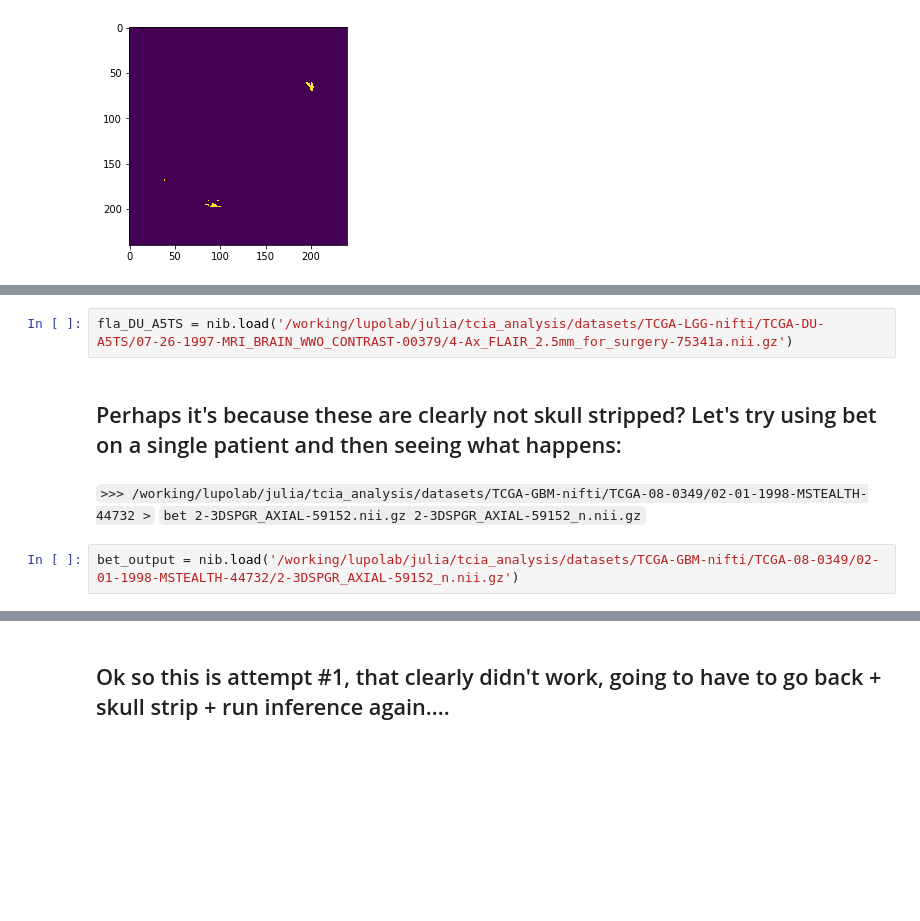
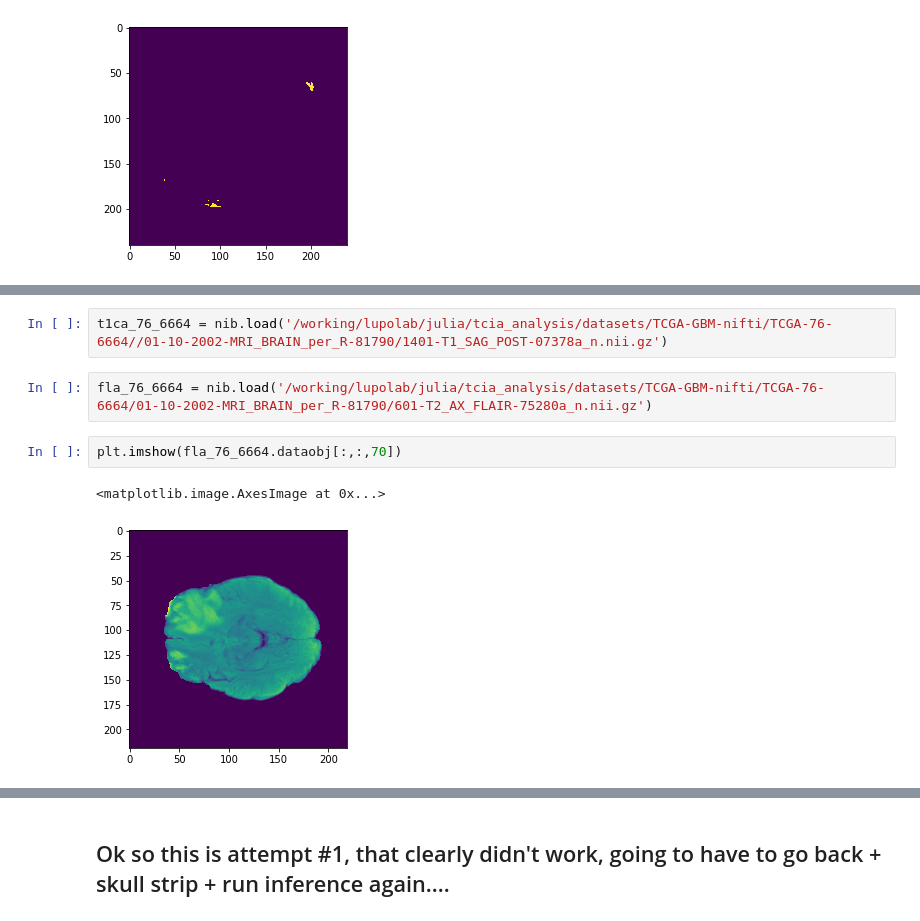
Before and after one commit to julclu/tcia_analysis, a Jupyter notebook: code/04_mapping_segmentations_to_patientID.ipynb, the cells around one changed output, grey strips where cells are left out. Cells and saved outputs as stored; diff of their text form; blank space fills up the shorter version.

```diff
--- a/code/04_mapping_segmentations_to_patientID.ipynb
+++ b/code/04_mapping_segmentations_to_patientID.ipynb
@@ -124,8 +159,9 @@ Chosen Randomly, maps to `10-AX_T1_POST_GD_FLAIR-95256a`
 # %%
-fla_DU_A5TS = nib.load('/working/lupolab/julia/tcia_analysis/datasets/TCGA-LGG-nifti/TCGA-DU-A5TS/07-26-1997-MRI_BRAIN_WWO_CONTRAST-00379/4-Ax_FLAIR_2.5mm_for_surgery-75341a.nii.gz')
+t1ca_76_6664 = nib.load('/working/lupolab/julia/tcia_analysis/datasets/TCGA-GBM-nifti/TCGA-76-6664//01-10-2002-MRI_BRAIN_per_R-81790/1401-T1_SAG_POST-07378a_n.nii.gz')
-# %% [markdown]
-## Perhaps it's because these are clearly not skull stripped? Let's try using bet on a single patient and then seeing what happens:
-# %% [markdown]
-`>>> /working/lupolab/julia/tcia_analysis/datasets/TCGA-GBM-nifti/TCGA-08-0349/02-01-1998-MSTEALTH-44732 >` `bet 2-3DSPGR_AXIAL-59152.nii.gz 2-3DSPGR_AXIAL-59152_n.nii.gz`
 # %%
-bet_output = nib.load('/working/lupolab/julia/tcia_analysis/datasets/TCGA-GBM-nifti/TCGA-08-0349/02-01-1998-MSTEALTH-44732/2-3DSPGR_AXIAL-59152_n.nii.gz')
+fla_76_6664 = nib.load('/working/lupolab/julia/tcia_analysis/datasets/TCGA-GBM-nifti/TCGA-76-6664/01-10-2002-MRI_BRAIN_per_R-81790/601-T2_AX_FLAIR-75280a_n.nii.gz')
+# %%
+plt.imshow(fla_76_6664.dataobj[:,:,70])
+# %% [output]
+<matplotlib.image.AxesImage at 0x...>
+[figure, added]
```
Also changed, not shown: parts of 20 cells of this notebook, 9 other files.
